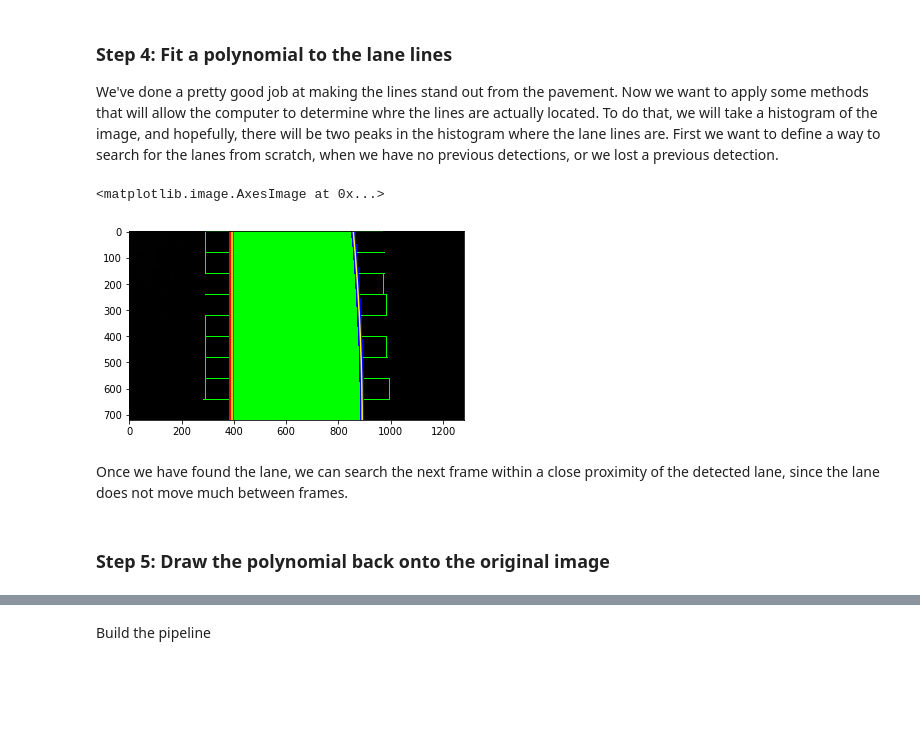
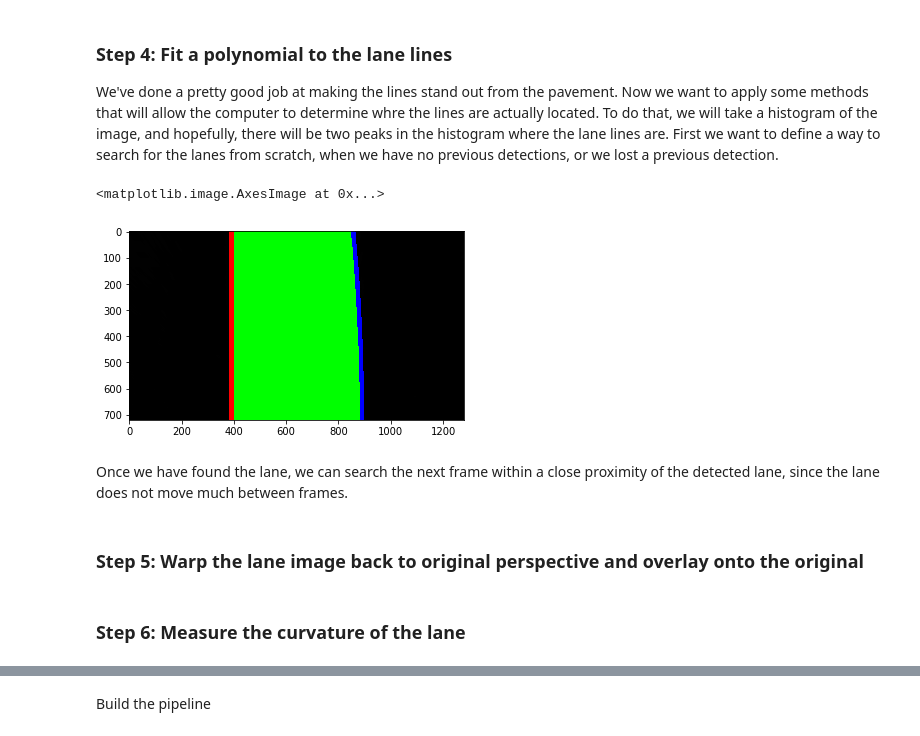
Before and after one commit to jordancharest/Advanced-Lane-Finding, a Jupyter notebook: advanced_lane_finding.ipynb, the cells around one changed output, grey strips where cells are left out. Drawn from its saved outputs; the diff is of its cells as text; code cells hidden in the pictures; blank space fills up the shorter version.

```diff
--- a/advanced_lane_finding.ipynb
+++ b/advanced_lane_finding.ipynb
@@ -270,10 +269,10 @@ def find_lane_pixels(binary_warped):
         win_xright_high = rightx_current + margin
 
         # Draw the windows on the visualization image
-        cv2.rectangle(out_img,(win_xleft_low,win_y_low),
-        (win_xleft_high,win_y_high),(0,255,0), 2)
-        cv2.rectangle(out_img,(win_xright_low,win_y_low),
-        (win_xright_high,win_y_high),(0,255,0), 2)
+#         cv2.rectangle(out_img,(win_xleft_low,win_y_low),
+#         (win_xleft_high,win_y_high),(0,255,0), 2)
+#         cv2.rectangle(out_img,(win_xright_low,win_y_low),
+#         (win_xright_high,win_y_high),(0,255,0), 2)
 
         # Identify the nonzero pixels in x and y within the window #
         good_left_inds = ((nonzeroy >= win_y_low) & (nonzeroy < win_y_high) &
@@ -331,7 +330,7 @@ def fit_new_polynomial(binary_warped):
 #     print(ploty)
 
 
-    # shitty data wrangling you need to do every time you use numpy
+    # shitty data wrangling you need to do every time you use numpy and openCV
     points_left = np.array([np.transpose(np.vstack([left_fitx, ploty]))])
     points_right = np.array([np.flipud(np.transpose(np.vstack([right_fitx, ploty])))])
     points = np.hstack((points_left, points_right))
@@ -340,20 +339,26 @@ def fit_new_polynomial(binary_warped):
     cv2.polylines(out_img, np.int32([points_left]), isClosed=False,color=(255,0,0), thickness=15)
     cv2.polylines(out_img, np.int32([points_right]), isClosed=False,color=(0,0,255), thickness=15)
 
+    # calculate center distance
+    left_pos = left_fit[0]*binary_warped.shape[0]**2 + left_fit[1]*binary_warped.shape[0] + left_fit[2]
+    right_pos = right_fit[0]*binary_warped.shape[0]**2 + right_fit[1]*binary_warped.shape[0] + right_fit[2]
+    center = (left_pos + right_pos) / 2
+    center_dist = (binary_warped.shape[1]/2 - center) * (3.7/380);
+
 #     out_img[lefty, leftx] = [255, 0, 0]
 #     out_img[righty, rightx] = [0, 0, 255]
 
     # Plots the left and right polynomials on the lane lines
-    plt.plot(left_fitx, ploty, color='yellow')
-    plt.plot(right_fitx, ploty, color='yellow')
+#     plt.plot(left_fitx, ploty, color='yellow')
+#     plt.plot(right_fitx, ploty, color='yellow')
 
-    return out_img, left_fit, right_fit
+    return out_img, left_fit, right_fit, center_dist
 # %%
-out_img, left_fit, right_fit = fit_new_polynomial(warped)
+out_img, left_fit, right_fit,center_dist = fit_new_polynomial(warped)
 plt.imshow(out_img)
 # %% [output]
 <matplotlib.image.AxesImage at 0x...>
-[figure, old version]
+[figure, new version]
 # %% [markdown]
 Once we have found the lane, we can search the next frame within a close proximity of the detected lane, since the lane does not move much between frames.
 # %%
@@ -429,4 +434,4 @@ def search_around_poly(binary_warped, left_prev_fit, right_prev_fit):
 
     return result
 # %% [markdown]
-### Step 5: Draw the polynomial back onto the original image
+### Step 5: Warp the lane image back to original perspective and overlay onto the original
@@ -435,0 +442,2 @@ def draw_lanes(image):
+# %% [markdown]
+### Step 6: Measure the curvature of the lane
```
Also changed, not shown: parts of 9 cells of this notebook.
